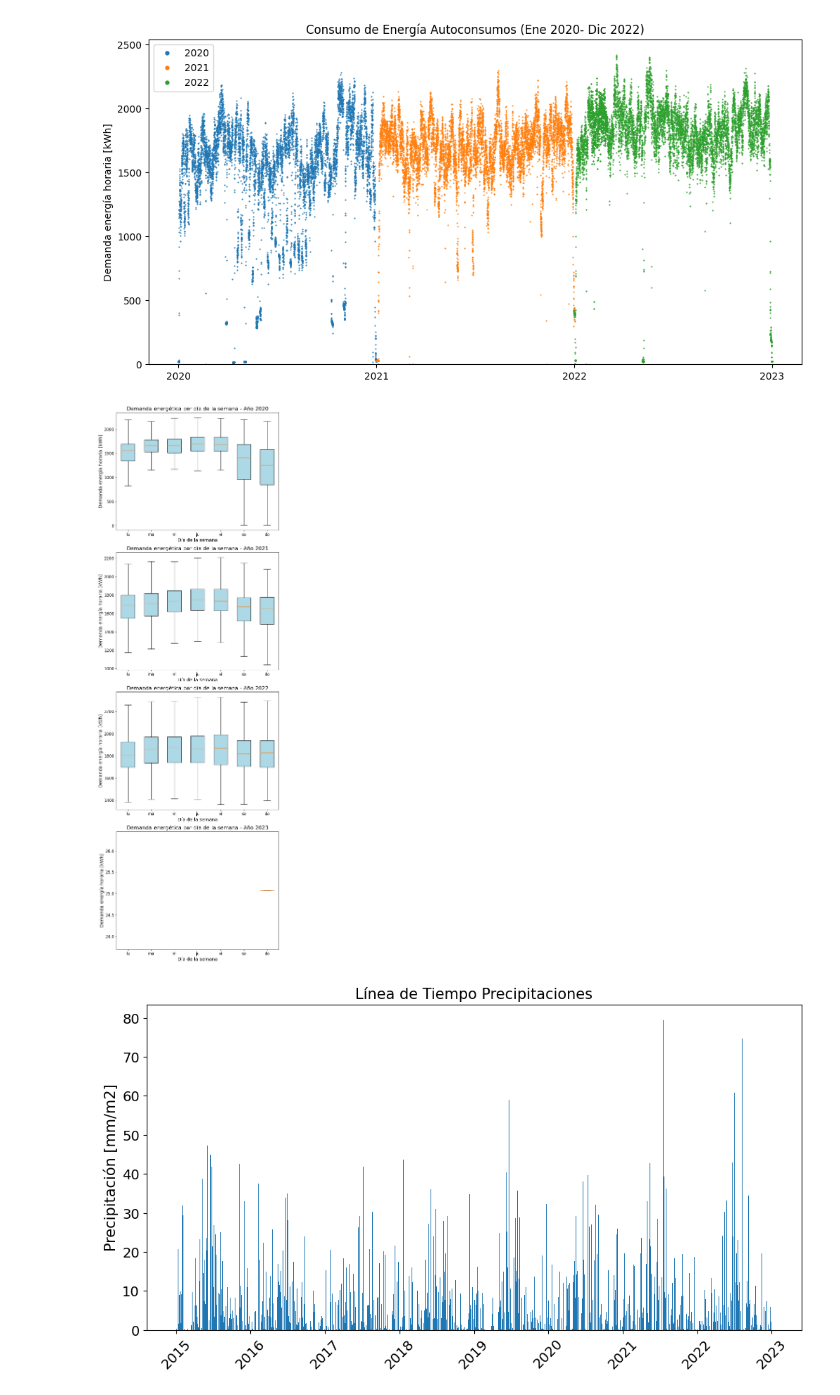
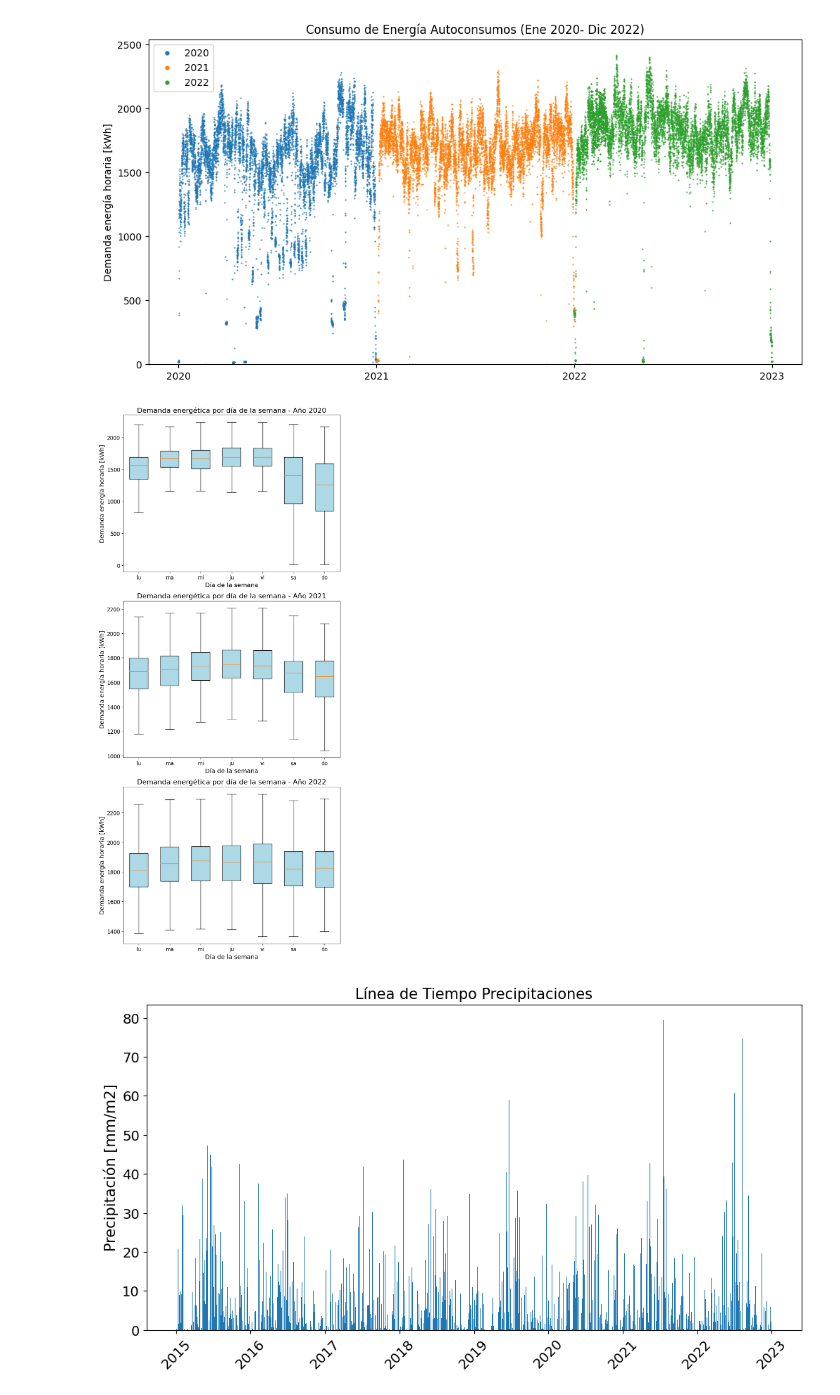
Before and after one commit to crisalex25/TFM_HydroMLGenerationOptimization, a Jupyter notebook: TFM_Análisis_exploratorio_de_datos.ipynb, the cells around one changed output. Saved outputs shown, nothing was run; the diff lists cells and outputs as text; code cells hidden in the pictures.

```diff
--- a/TFM_Análisis_exploratorio_de_datos.ipynb
+++ b/TFM_Análisis_exploratorio_de_datos.ipynb
@@ -83,6 +83,9 @@ dfAC = pd.DataFrame(dfAC)
 
 # Convertir la columna 'Fecha_Hora' a formato de fecha y hora
 dfAC['Fecha_Hora'] = pd.to_datetime(dfAC['Fecha_Hora'], format='%Y/%m/%d %H:%M')
+
+# Filtrar los datos para incluir solo los años del 2019 al 2022
+dfAC = dfAC[dfAC['Fecha_Hora'].dt.year.between(2019, 2022)]
 
 # Obtener los años presentes en el DataFrame
 years = dfAC['Fecha_Hora'].dt.year.unique()
@@ -174,6 +177,9 @@ dfGC = pd.DataFrame(dfGC)
 
 # Convertir la columna 'Fecha_Hora' a formato de fecha y hora
 dfGC['Fecha_Hora'] = pd.to_datetime(dfGC['Fecha_Hora'], format='%Y/%m/%d %H:%M')
+
+# Filtrar los datos para incluir solo los años del 2019 al 2022
+dfGC = dfGC[dfGC['Fecha_Hora'].dt.year.between(2019, 2022)]
 
 # Obtener los años presentes en el DataFrame
 years = dfGC['Fecha_Hora'].dt.year.unique()
@@ -191,34 +197,34 @@ for i, year in enumerate(years):
 
     # Iterar sobre los días de la semana (Lunes a Domingo)
     for day in range(7):
         # Filtrar los datos para el día de la semana actual
         df_day = df_year[df_year['Fecha_Hora'].dt.dayofweek == day]
 
         # Obtener la demanda energética para el día de la semana actual
         data_by_day.append(df_day['valor'].values)
 
     # Crear la gráfica de cajas y bigotes para el año actual
     axs[i].boxplot(data_by_day, positions=[0, 1, 2, 3, 4, 5, 6], showfliers=False, labels=['lu', 'ma', 'mi', 'ju', 'vi', 'sa', 'do'], widths=0.6, patch_artist=True, boxprops=dict(facecolor='lightblue'))
 
     # Personalizar la gráfica para el año actual
     axs[i].set_ylabel('Demanda energía horaria [kWh]', fontsize=14)
     axs[i].set_xlabel('Día de la semana', fontsize=14)
     axs[i].set_title(f'Demanda energética por día de la semana - Año {year}', fontsize=16)
 
     # Ajustar automáticamente el eje y
     axs[i].autoscale(enable=True, axis='y')
 
     # Aumentar el tamaño de los textos y los valores
     axs[i].tick_params(axis='both', which='major', labelsize=12)
     axs[i].tick_params(axis='both', which='minor', labelsize=10)
 
 # Ajustar el espaciado entre subtramas
 fig.tight_layout()
 
 # Mostrar las gráficas
 plt.show()
 # %% [output]
-[figure, old version]
+[figure, new version]
 # %%
 # Crear un DataFrame de ejemplo
 df = pd.DataFrame(df3)
```
Also changed, not shown: parts of 2 cells of this notebook.
